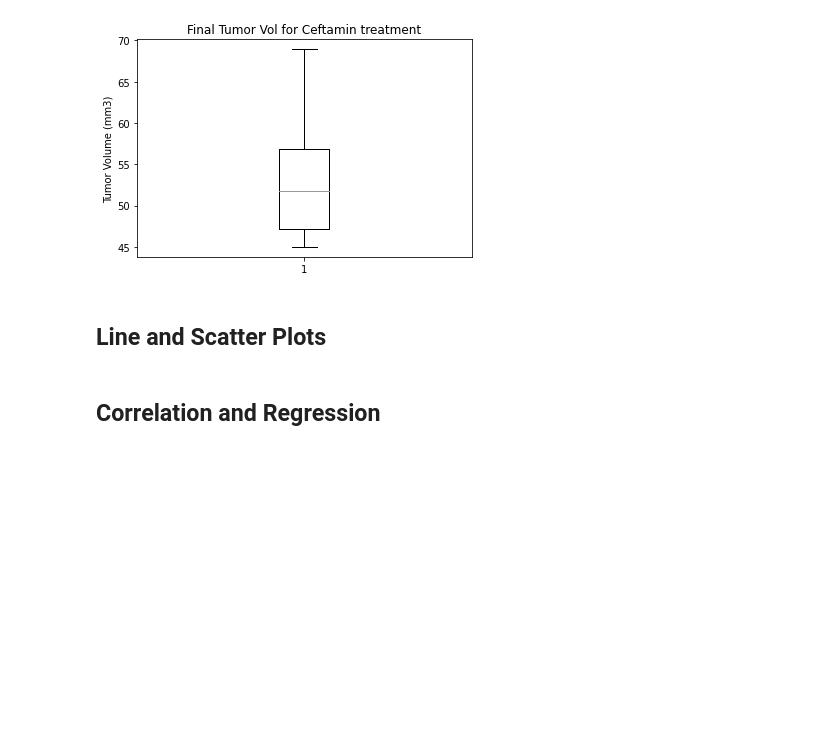
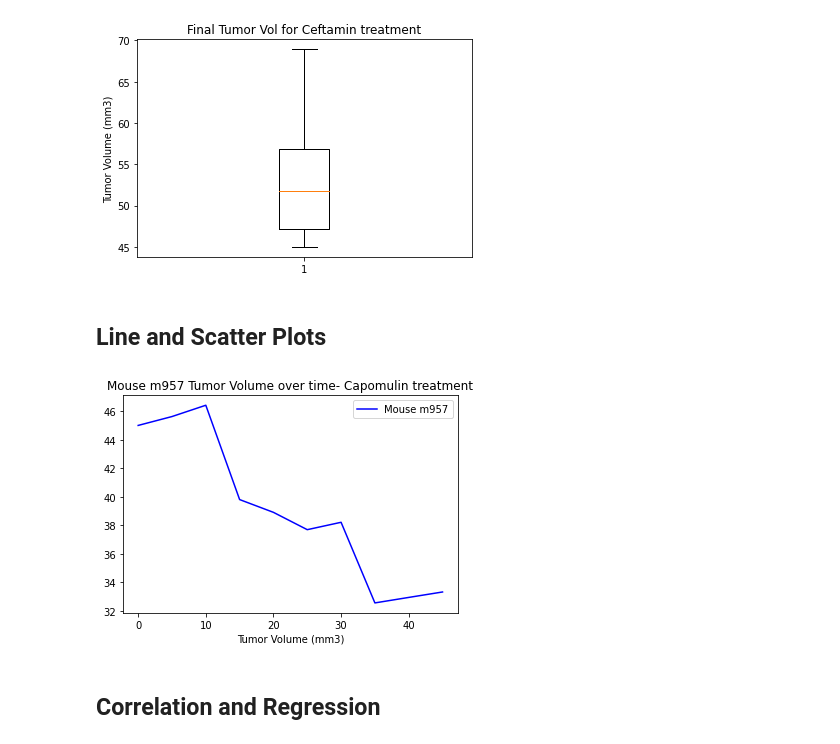
Before and after one commit to kunaual/matplotlib-challenge, a Jupyter notebook: Pymaceuticals/pymaceuticals.ipynb, the cells around one changed output. Saved outputs shown, nothing was run; the diff lists cells and outputs as text; code cells hidden in the pictures; blank space fills up the shorter version.

Commit message:
line plot for single mouse

```diff
--- a/Pymaceuticals/pymaceuticals.ipynb
+++ b/Pymaceuticals/pymaceuticals.ipynb
@@ -346,3 +334,23 @@ plt.show()
+# %%
+# Generate a line plot of tumor volume vs. time point for a mouse treated with Capomulin
+mouse_m957=fourTrtmts_df[["Timepoint","Tumor Volume (mm3)"]].loc[fourTrtmts_df["Mouse ID"] =="m957"]#Drug Regimen"]=="Capomulin"]
+#m957
+m957_plot, = plt.plot(mouse_m957["Timepoint"], mouse_m957["Tumor Volume (mm3)"], color="blue", label="Mouse m957" )
+#, thing is that "handle" thing
+# Plot the unemployment values for a single country
+#country_one, = plt.plot(years, combined_unemployed_data.loc['USA',["2010","2011","2012","2013","2014"]],
+#                        color="green",label=combined_unemployed_data.loc['USA',"Country Name"])
+#                                            #.loc to pull out 5 columns, and then only for the "USA"
+# Create a legend for our chart
+plt.title("Mouse m957 Tumor Volume over time- Capomulin treatment")
+plt.xlabel("Timepoint")
+plt.xlabel("Tumor Volume (mm3)")
+plt.legend(handles=[m957_plot], loc="best")
+
+# Show the chart
+plt.show()
+# %% [output]
+[figure, added]
 # %%
 # Generate a scatter plot of average tumor volume vs. mouse weight for the Capomulin regimen
 # %% [markdown]
```
Also changed, not shown: parts of 3 cells of this notebook.
